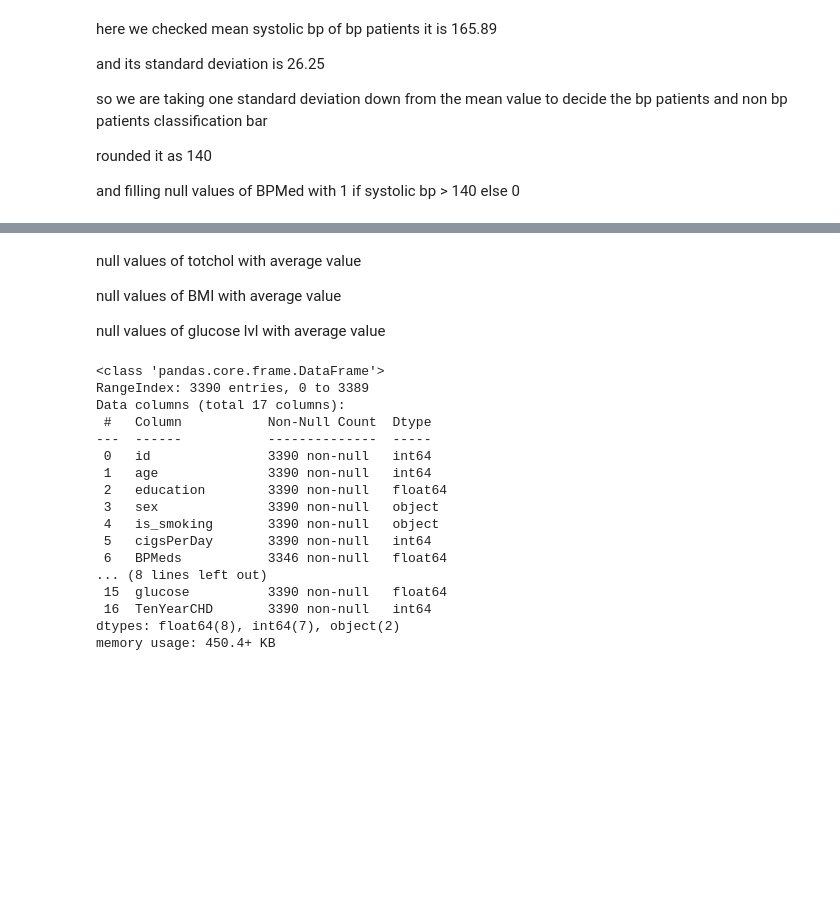
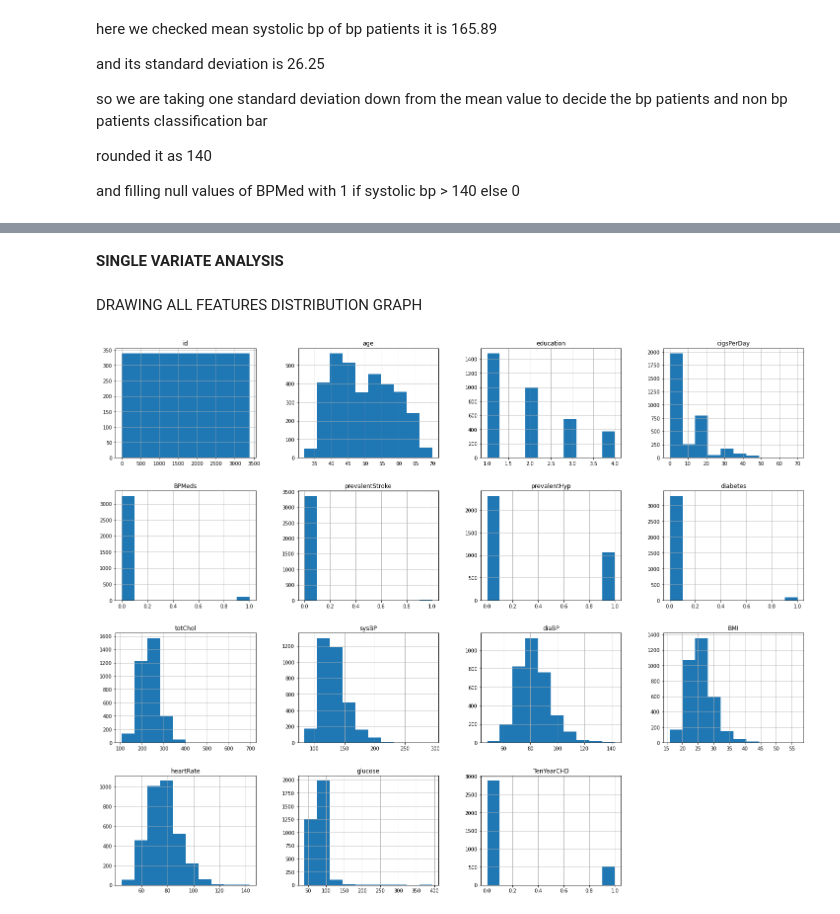
Before and after one commit to amalmon/cardio-vascular-risk-prediction, a Jupyter notebook: cardio_vascular_risk_prediction_individual_notebook_by_AMAL.ipynb, the cells around one changed output, grey strips where cells are left out. Cells and saved outputs as stored; diff of their text form; code cells hidden in the pictures; blank space fills up the shorter version.

```diff
--- a/cardio_vascular_risk_prediction_individual_notebook_by_AMAL.ipynb
+++ b/cardio_vascular_risk_prediction_individual_notebook_by_AMAL.ipynb
@@ -176,0 +183,5 @@ df[df.education.isnull()]
+# %%
+df['totChol'].fillna(df['totChol'].mean(),inplace=True)
+df['BMI'].fillna(df['BMI'].mean(),inplace= True)
+df['glucose'].fillna(df['glucose'].mean(),inplace=True)
+df['heartRate'].fillna(df['heartRate'].median(),inplace=True)
@@ -229,4 +246,4 @@ rounded it as 140
 
 and filling null values of BPMed with 1 if systolic bp > 140 else 0
 # %%
-df[df['sysBP']>=140].BPMeds.isnull().sum()
+df[df['sysBP']>=140].isnull().fillna(1,inplace=True)
@@ -235,6 +270,5 @@ df[df['sysBP']>=140].BPMeds.isnull().sum()
 # %%
 #filling null vales of BPMeds with sysBP > 140 as 1
-df[df['sysBP']>=140].BPMeds.fillna('1',inplace=True)
 # %%
 #filling null vales of BPMeds with sysBP<140 as 0
 df[df['sysBP']<140].BPMeds.fillna('0',inplace=True)
@@ -265,6 +279,0 @@ memory usage: 450.4+ KB
-# %% [markdown]
-null values of totchol with average value
-
-null values of BMI with average value
-
-null values of glucose lvl with average value
@@ -275,20 +280,10 @@ df['glucose'].fillna(df['glucose'].mean(),inplace=True)
-# %%
-df.info()
-# %% [output]
-<class 'pandas.core.frame.DataFrame'>
-RangeIndex: 3390 entries, 0 to 3389
-Data columns (total 17 columns):
- #   Column           Non-Null Count  Dtype
----  ------           --------------  -----
- 0   id               3390 non-null   int64
- 1   age              3390 non-null   int64
- 2   education        3390 non-null   float64
- 3   sex              3390 non-null   object
- 4   is_smoking       3390 non-null   object
- 5   cigsPerDay       3390 non-null   int64
- 6   BPMeds           3346 non-null   float64
-... (8 lines left out)
- 15  glucose          3390 non-null   float64
- 16  TenYearCHD       3390 non-null   int64
-dtypes: float64(8), int64(7), object(2)
-memory usage: 450.4+ KB
+# %% [markdown]
+**SINGLE VARIATE ANALYSIS**
+# %% [markdown]
+DRAWING ALL FEATURES DISTRIBUTION GRAPH
+# %%
+import matplotlib.pyplot as plt
+df.hist(figsize=[25,20])
+plt.show()
+# %% [output]
+[figure, added]
```
Also changed, not shown: parts of 10 cells of this notebook.
